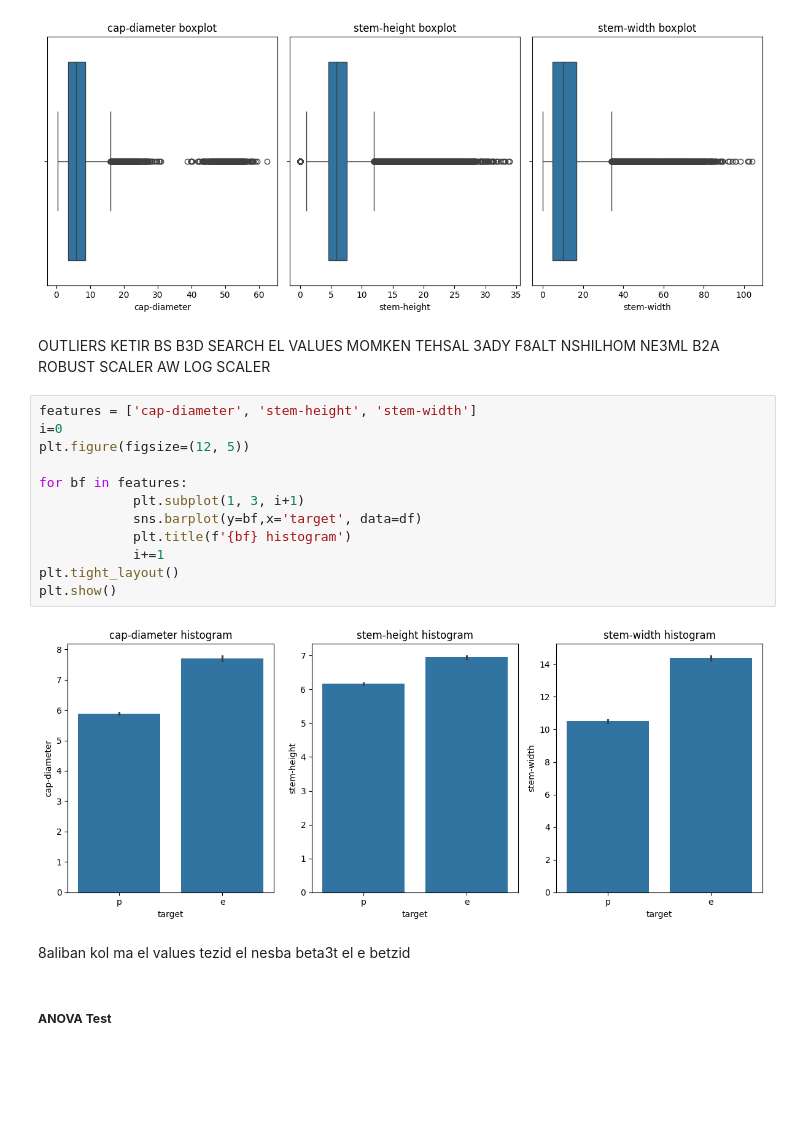
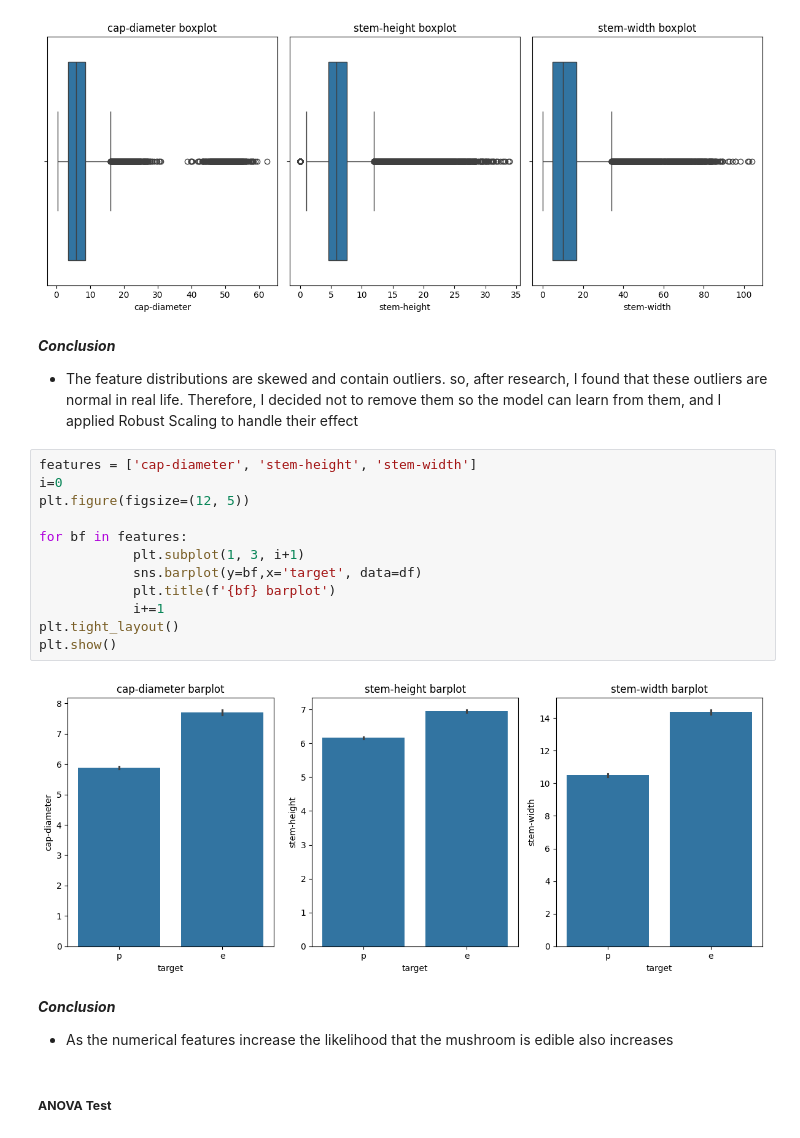
Before and after one commit to Abdallahyasser14/Mushroom-Dataset-Analysis-and-Classification, a Jupyter notebook: Mushroom.ipynb, the cells around one changed output. Drawn from its saved outputs; the diff is of its cells as text; blank space fills up the shorter version.

```diff
--- a/Mushroom.ipynb
+++ b/Mushroom.ipynb
@@ -585,24 +605,26 @@ plt.tight_layout()
 plt.show()
 # %% [output]
 [figure]
-# %% [markdown]
-OUTLIERS KETIR BS B3D SEARCH EL VALUES MOMKEN TEHSAL 3ADY F8ALT NSHILHOM NE3ML B2A ROBUST SCALER AW LOG SCALER
+# %% [markdown]
+***Conclusion***
+- The feature distributions are skewed and contain outliers. so, after research, I found that these outliers are normal in real life. Therefore, I decided not to remove them so the model can learn from them, and I applied Robust Scaling to handle their effect
 # %%
 features = ['cap-diameter', 'stem-height', 'stem-width']
 i=0
 plt.figure(figsize=(12, 5))
 
 for bf in features:
             plt.subplot(1, 3, i+1)
             sns.barplot(y=bf,x='target', data=df)
-            plt.title(f'{bf} histogram')
+            plt.title(f'{bf} barplot')
             i+=1
 plt.tight_layout()
 plt.show()
 # %% [output]
-[figure, old version]
+[figure, new version]
-# %% [markdown]
-8aliban kol ma el values tezid el nesba beta3t el e betzid
+# %% [markdown]
+***Conclusion***
+- As the numerical features increase the likelihood that the mushroom is edible also increases
 # %% [markdown]
 ##### **ANOVA Test**
 # %%
```
Also changed, not shown: parts of 172 cells of this notebook.
